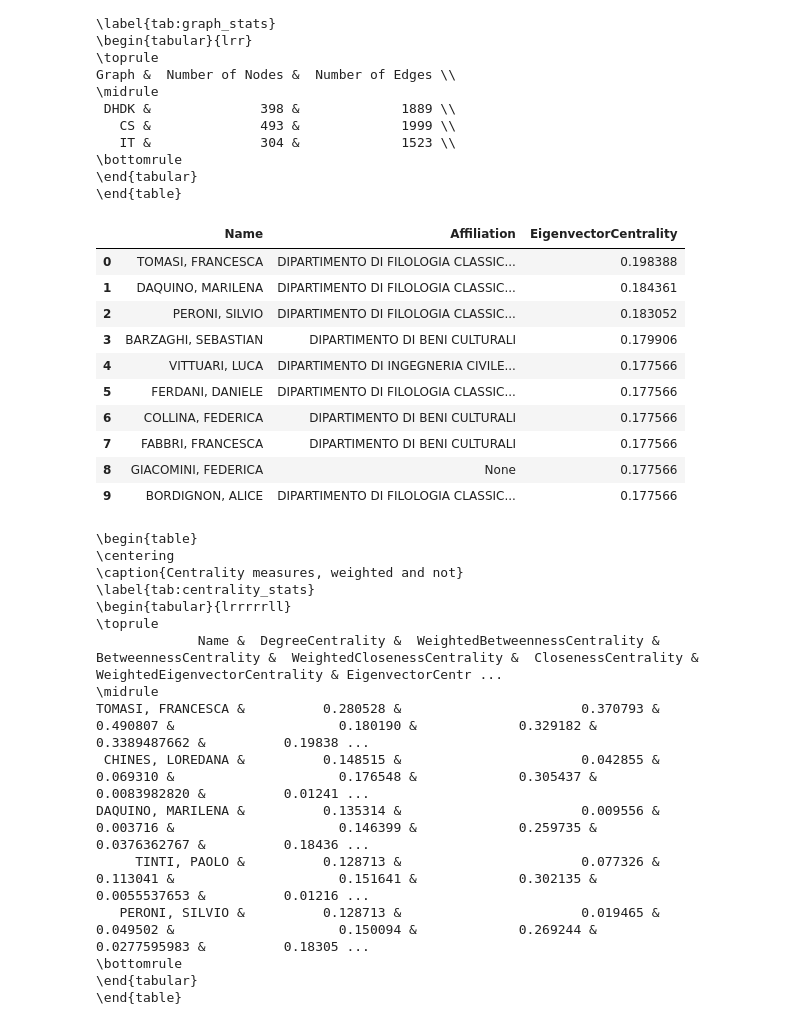
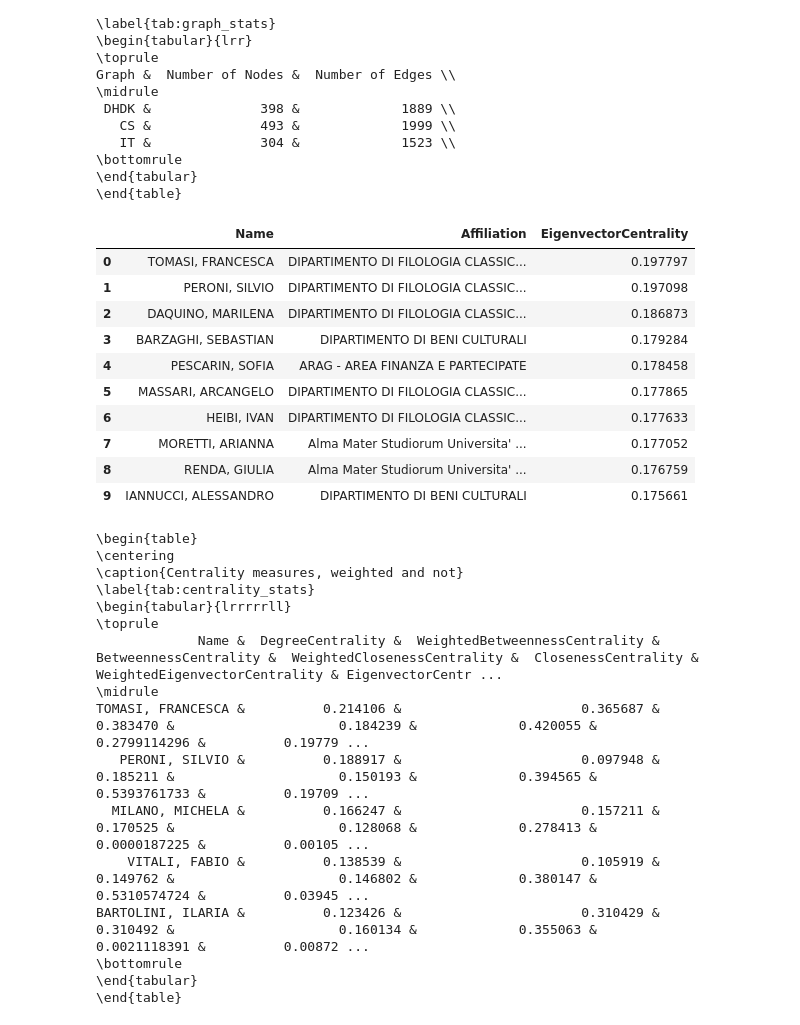
Before and after one commit to leonardozilli/DHDK_ProfessorsNetwork, a Jupyter notebook: notebooks/latex/tables.ipynb, the cells around one changed output. Cells and saved outputs as stored; diff of their text form; code cells hidden in the pictures.

```diff
--- a/notebooks/latex/tables.ipynb
+++ b/notebooks/latex/tables.ipynb
@@ -115,14 +113,14 @@ Graph &  Number of Nodes &  Number of Edges \\
 
 # ec_data.head(10)
 
-node_attributes = nx.get_node_attributes(G3, "affiliation")
-# df_dhdk = pd.DataFrame(G1, columns=["Name"])
+node_attributes = nx.get_node_attributes(G1, "affiliation")
+df_dhdk = pd.DataFrame(G1, columns=["Name"])
 # df_cs = pd.DataFrame(G2, columns=["Name"])
-df_it = pd.DataFrame(G3, columns=["Name"])
-# df_dhdk.rename(columns={'0': 'Name'}, inplace=True)
-# df_dhdk
+# df_it = pd.DataFrame(G3, columns=["Name"])
+df_dhdk.rename(columns={'0': 'Name'}, inplace=True)
+df_dhdk
 
-degree_centrality = nx.degree_centrality(G3)
+degree_centrality = nx.degree_centrality(G1)
 dc_data = pd.DataFrame({"Name": list(degree_centrality.keys()),
                         "Affiliation": [node_attributes[node] for node in degree_centrality.keys()],
                         "DegreeCentrality": list(degree_centrality.values())
@@ -130,7 +128,7 @@ dc_data = pd.DataFrame({"Name": list(degree_centrality.keys()),
 
 dc_data.head(10)
 
-weighted_betweenness_centrality = nx.betweenness_centrality(G3, weight="weight")
+weighted_betweenness_centrality = nx.betweenness_centrality(G1, weight="weight")
 
 wbc_data = pd.DataFrame({"Name": list(weighted_betweenness_centrality.keys()),
                         "Affiliation": [node_attributes[node] for node in weighted_betweenness_centrality.keys()],
@@ -138,7 +136,7 @@ wbc_data = pd.DataFrame({"Name": list(weighted_betweenness_centrality.keys()),
                         }).sort_values(by="WeightedBetweennessCentrality", ascending=False).reset_index(drop=True)
 
 wbc_data.head(10)
-betweenness_centrality = nx.betweenness_centrality(G3)
+betweenness_centrality = nx.betweenness_centrality(G1)
 
 bc_data = pd.DataFrame({"Name": list(betweenness_centrality.keys()),
                         "Affiliation": [node_attributes[node] for node in betweenness_centrality.keys()],
@@ -147,60 +145,60 @@ bc_data = pd.DataFrame({"Name": list(betweenness_centrality.keys()),
 
 bc_data.head(10)
 
-weighted_closeness_centrality = nx.closeness_centrality(G3, distance="weight")
+weighted_closeness_centrality = nx.closeness_centrality(G1, distance="weight")
 
 wcc_data = pd.DataFrame({"Name": list(weighted_closeness_centrality.keys()),
                         "Affiliation": [node_attributes[node] for node in weighted_closeness_centrality.keys()],
                         "WeightedClosenessCentrality": list(weighted_closeness_centrality.values())
                         }).sort_values(by="WeightedClosenessCentrality", ascending=False).reset_index(drop=True)
 
 wcc_data.head(10)
 
-closeness_centrality = nx.closeness_centrality(G3)
+closeness_centrality = nx.closeness_centrality(G1)
 
 cc_data = pd.DataFrame({"Name": list(closeness_centrality.keys()),
                         "Affiliation": [node_attributes[node] for node in closeness_centrality.keys()],
                         "ClosenessCentrality": list(closeness_centrality.values())
                         }).sort_values(by="ClosenessCentrality", ascending=False).reset_index(drop=True)
 
 cc_data.head(10)
 
-weighted_eigenvector_centrality = nx.eigenvector_centrality(G3, weight="weight")
+weighted_eigenvector_centrality = nx.eigenvector_centrality(G1, weight="weight")
 
 wec_data = pd.DataFrame({"Name": list(weighted_eigenvector_centrality.keys()),
                         "Affiliation": [node_attributes[node] for node in weighted_eigenvector_centrality.keys()],
                         "WeightedEigenvectorCentrality": list(weighted_eigenvector_centrality.values())
                         }).sort_values(by="WeightedEigenvectorCentrality", ascending=False).reset_index(drop=True)
 
 wec_data.head(10)
 
-eigenvector_centrality = nx.eigenvector_centrality(G3)
+eigenvector_centrality = nx.eigenvector_centrality(G1)
 
 ec_data = pd.DataFrame({"Name": list(eigenvector_centrality.keys()),
                         "Affiliation": [node_attributes[node] for node in eigenvector_centrality.keys()],
                         "EigenvectorCentrality": list(eigenvector_centrality.values())
                         }).sort_values(by="EigenvectorCentrality", ascending=False).reset_index(drop=True)
 
 ec_data.head(10)
 # %% [output]
 |  | Name | Affiliation | EigenvectorCentrality |
-| 0 | TOMASI, FRANCESCA | DIPARTIMENTO DI FILOLOGIA CLASSIC... | 0.198388 |
-| 1 | DAQUINO, MARILENA | DIPARTIMENTO DI FILOLOGIA CLASSIC... | 0.184361 |
-| 2 | PERONI, SILVIO | DIPARTIMENTO DI FILOLOGIA CLASSIC... | 0.183052 |
-| 3 | BARZAGHI, SEBASTIAN | DIPARTIMENTO DI BENI CULTURALI | 0.179906 |
-| 4 | VITTUARI, LUCA | DIPARTIMENTO DI INGEGNERIA CIVILE... | 0.177566 |
-| 5 | FERDANI, DANIELE | DIPARTIMENTO DI FILOLOGIA CLASSIC... | 0.177566 |
-| 6 | COLLINA, FEDERICA | DIPARTIMENTO DI BENI CULTURALI | 0.177566 |
-| 7 | FABBRI, FRANCESCA | DIPARTIMENTO DI BENI CULTURALI | 0.177566 |
-| 8 | GIACOMINI, FEDERICA | None | 0.177566 |
-| 9 | BORDIGNON, ALICE | DIPARTIMENTO DI FILOLOGIA CLASSIC... | 0.177566 |
+| 0 | TOMASI, FRANCESCA | DIPARTIMENTO DI FILOLOGIA CLASSIC... | 0.197797 |
+| 1 | PERONI, SILVIO | DIPARTIMENTO DI FILOLOGIA CLASSIC... | 0.197098 |
+| 2 | DAQUINO, MARILENA | DIPARTIMENTO DI FILOLOGIA CLASSIC... | 0.186873 |
+| 3 | BARZAGHI, SEBASTIAN | DIPARTIMENTO DI BENI CULTURALI | 0.179284 |
+| 4 | PESCARIN, SOFIA | ARAG - AREA FINANZA E PARTECIPATE | 0.178458 |
+| 5 | MASSARI, ARCANGELO | DIPARTIMENTO DI FILOLOGIA CLASSIC... | 0.177865 |
+| 6 | HEIBI, IVAN | DIPARTIMENTO DI FILOLOGIA CLASSIC... | 0.177633 |
+| 7 | MORETTI, ARIANNA | Alma Mater Studiorum Universita' ... | 0.177052 |
+| 8 | RENDA, GIULIA | Alma Mater Studiorum Universita' ... | 0.176759 |
+| 9 | IANNUCCI, ALESSANDRO | DIPARTIMENTO DI BENI CULTURALI | 0.175661 |
 # %%
 import pandas as pd
 
 # Assuming df_dhdk, dc_data, wbc_data, bc_data, wcc_data, cc_data, wec_data, ec_data are DataFrames with a common column "Name"
 
 # Concatenate the DataFrames
-centrality_data = pd.concat([df_it.set_index("Name"), dc_data.set_index("Name"), wbc_data.set_index("Name"), bc_data.set_index("Name"), wcc_data.set_index("Name"), cc_data.set_index("Name"), wec_data.set_index("Name"), ec_data.set_index("Name")], axis=1)
+centrality_data = pd.concat([df_dhdk.set_index("Name"), dc_data.set_index("Name"), wbc_data.set_index("Name"), bc_data.set_index("Name"), wcc_data.set_index("Name"), cc_data.set_index("Name"), wec_data.set_index("Name"), ec_data.set_index("Name")], axis=1)
 
 # Specify the selected columns
 selected_columns = ["DegreeCentrality", "WeightedBetweennessCentrality", "BetweennessCentrality", "WeightedClosenessCentrality", "ClosenessCentrality", "WeightedEigenvectorCentrality", "EigenvectorCentrality"]
@@ -231,11 +229,11 @@ print(latex_centrality_table)
 \toprule
              Name &  DegreeCentrality &  WeightedBetweennessCentrality &  BetweennessCentrality &  WeightedClosenessCentrality &  ClosenessCentrality & WeightedEigenvectorCentrality & EigenvectorCentr ...
 \midrule
-TOMASI, FRANCESCA &          0.280528 &                       0.370793 &               0.490807 &                     0.180190 &             0.329182 &                  0.3389487662 &          0.19838 ...
- CHINES, LOREDANA &          0.148515 &                       0.042855 &               0.069310 &                     0.176548 &             0.305437 &                  0.0083982820 &          0.01241 ...
-DAQUINO, MARILENA &          0.135314 &                       0.009556 &               0.003716 &                     0.146399 &             0.259735 &                  0.0376362767 &          0.18436 ...
-     TINTI, PAOLO &          0.128713 &                       0.077326 &               0.113041 &                     0.151641 &             0.302135 &                  0.0055537653 &          0.01216 ...
-   PERONI, SILVIO &          0.128713 &                       0.019465 &               0.049502 &                     0.150094 &             0.269244 &                  0.0277595983 &          0.18305 ...
+TOMASI, FRANCESCA &          0.214106 &                       0.365687 &               0.383470 &                     0.184239 &             0.420055 &                  0.2799114296 &          0.19779 ...
+   PERONI, SILVIO &          0.188917 &                       0.097948 &               0.185211 &                     0.150193 &             0.394565 &                  0.5393761733 &          0.19709 ...
+  MILANO, MICHELA &          0.166247 &                       0.157211 &               0.170525 &                     0.128068 &             0.278413 &                  0.0000187225 &          0.00105 ...
+    VITALI, FABIO &          0.138539 &                       0.105919 &               0.149762 &                     0.146802 &             0.380147 &                  0.5310574724 &          0.03945 ...
+BARTOLINI, ILARIA &          0.123426 &                       0.310429 &               0.310492 &                     0.160134 &             0.355063 &                  0.0021118391 &          0.00872 ...
 \bottomrule
 \end{tabular}
 \end{table}
```
Also changed, not shown: parts of 2 cells of this notebook, 1 other file.
